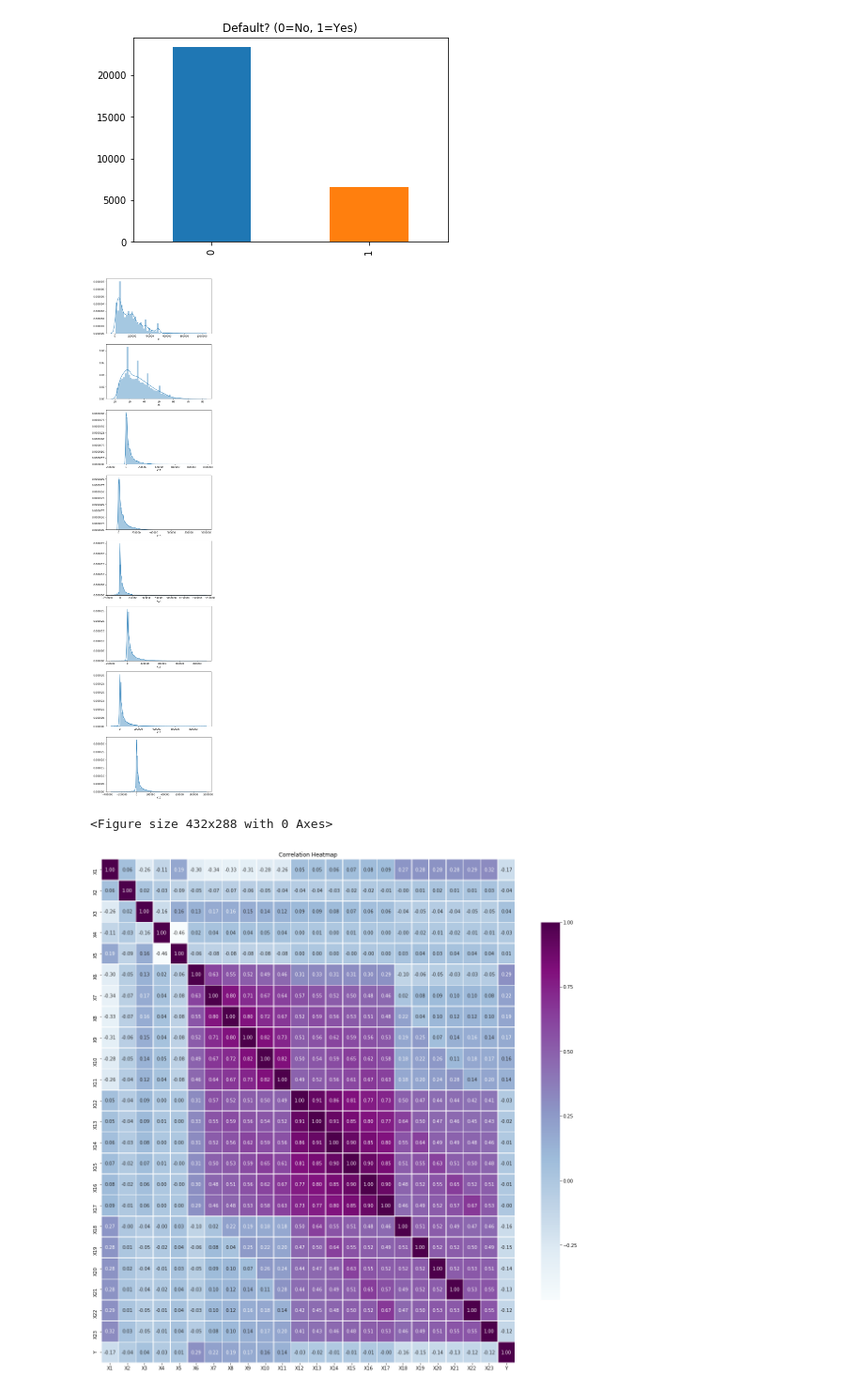
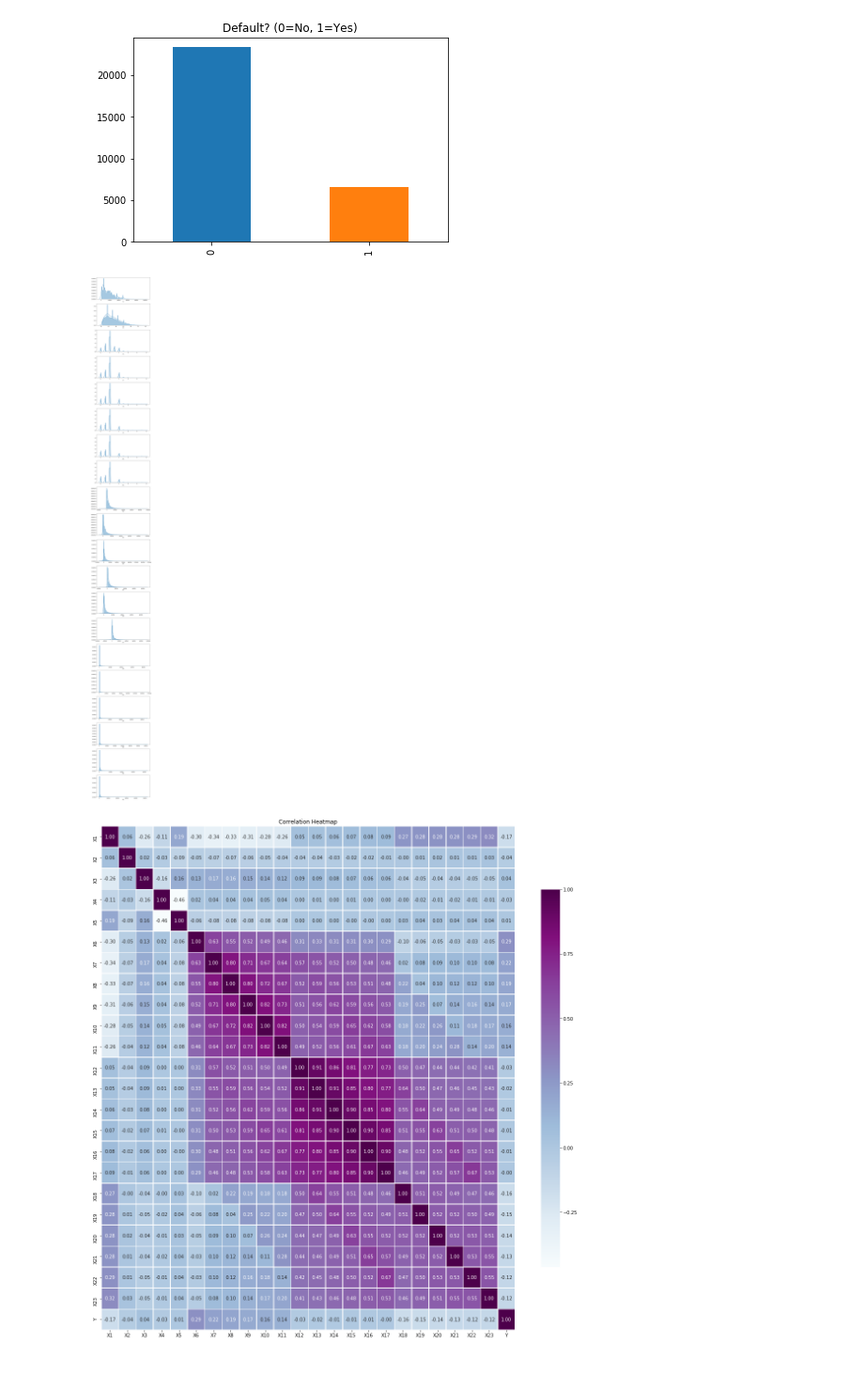
Before and after one commit to BA545-SP2019/2019-competition2-kerry-alex-and-mike, a Jupyter notebook: EDA/Data_Understanding_EDA.ipynb, the cells around one changed output. Shown: that part at 94% size. Saved outputs shown, nothing was run; the diff lists cells and outputs as text; code cells hidden in the pictures.

```diff
--- a/EDA/Data_Understanding_EDA.ipynb
+++ b/EDA/Data_Understanding_EDA.ipynb
@@ -117,21 +117,18 @@ plt.savefig('y_imbalanced.png')
 [figure]
 # %%
 # Plotting a histogram of columns that have nominal values.
-## For X18-X23 all seemed around 0 so did not include
 ### Used the website at the bottom for help with the code
-col_names = ['X1','X5', 'X12', 'X13', 'X14', 'X15', 'X16', 'X17']
+col_names = ['X1','X5', 'X6', 'X7','X8', 'X9', 'X10', 'X11', 'X12', 'X13', 'X14', 'X15', 'X16', 'X17', 'X18', 'X19', 'X20', 'X21', 'X22', 'X23']
 
-fig, ax = plt.subplots(len(col_names), figsize=(8,40))
+fig, ax = plt.subplots(len(col_names), figsize=(10,100))
 
 for i, col_val in enumerate(col_names):
 
     sns.distplot(df[col_val], hist=True, ax=ax[i])
 
 plt.show()
-plt.savefig('feature_hists.png')
 # %% [output]
-[figure, old version]
+[figure, new version]
-<Figure size 432x288 with 0 Axes>
 # %%
 #Created a heatmap to see the correlation between the different variables
 #Created a figure and are able to adjust the size of the graph
```
Also changed, not shown: parts of 4 cells of this notebook, 16 other files.
